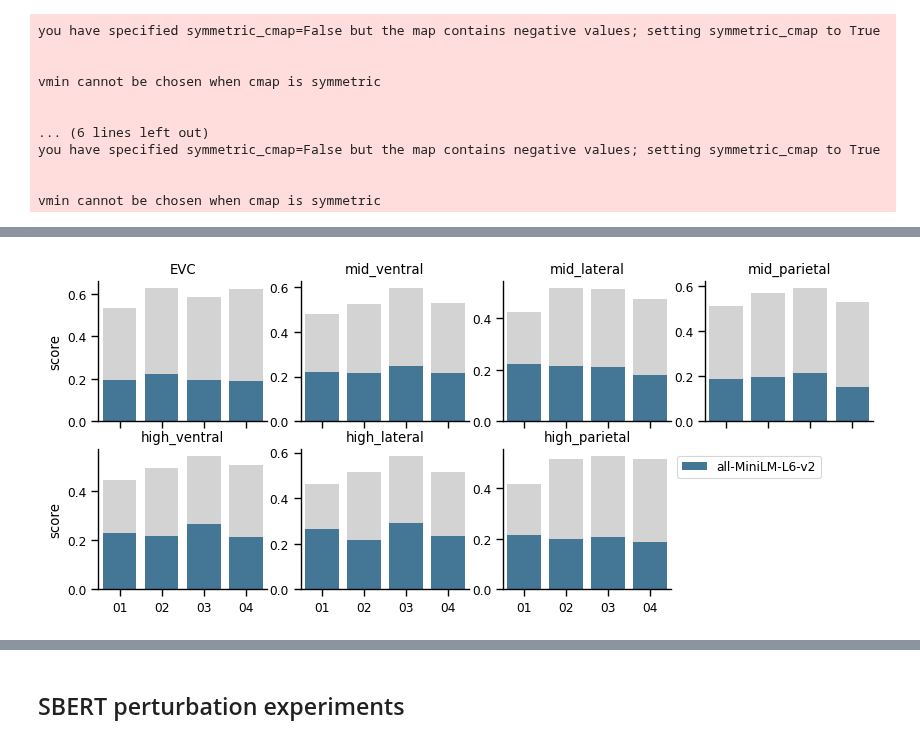
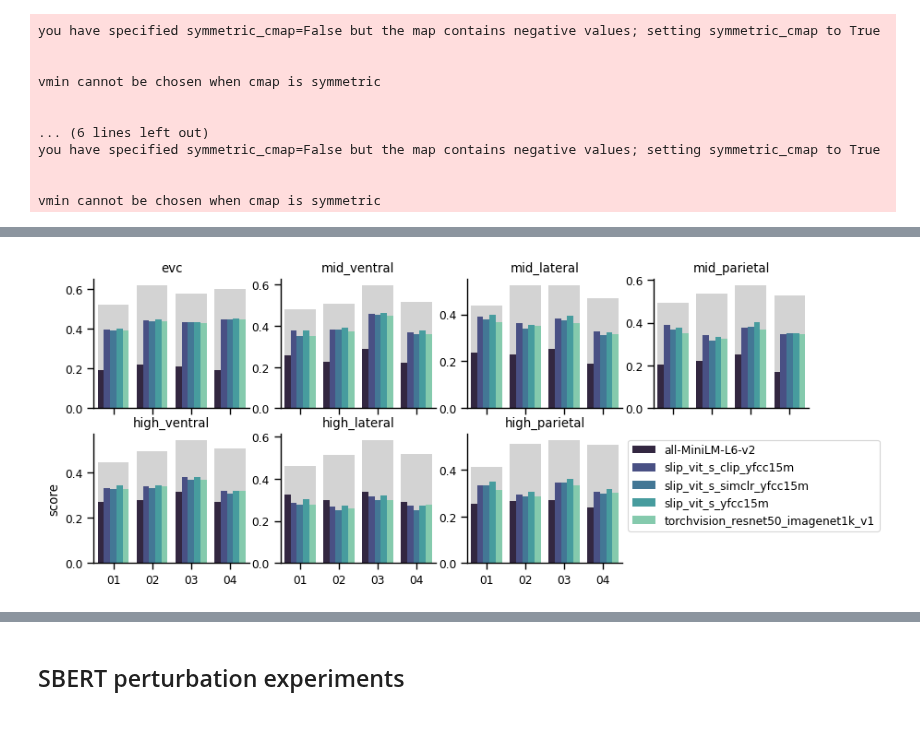
Before and after one commit to Isik-lab/SIfMRI_modeling, a Jupyter notebook: notebooks/modeling_exploration.ipynb, the cells around one changed output, grey strips where cells are left out. Drawn from its saved outputs; the diff is of its cells as text; code cells hidden in the pictures.

```diff
--- a/notebooks/modeling_exploration.ipynb
+++ b/notebooks/modeling_exploration.ipynb
@@ -91,11 +185,11 @@ def plot_stats(surf_mesh, bg_map, surf_map, hemi_, figure_prefix,
 # %%
 scores = []
 
-# files = glob(f'{interim_dir}/VisionEncoding/*.csv')
-# for file in files:
-#     df = pd.read_csv(file)
-#     df['model_uid'] = file.split('/')[-1].split('.csv')[0].split('model-')[-1]
-#     scores.append(df)
+files = glob(f'{interim_dir}/VisionEncoding/*.csv')
+for file in files:
+    df = pd.read_csv(file)
+    df['model_uid'] = file.split('/')[-1].split('.csv')[0].split('model-')[-1]
+    scores.append(df)
 
 files = glob(f'{interim_dir}/LLMEncoding/*corrected_unmasked.csv')
 for file in files:
@@ -225,36 +300,36 @@ avg_stream_scores.head(20)
 # %%
-streams = ['EVC']
+streams = ['evc']
 streams += [f'{level}_{stream}' for level in ['mid', 'high'] for stream in ['ventral', 'lateral', 'parietal']]
 stream_scores = scores.loc[scores.stream_name != 'none'].reset_index(drop=True)
 cat_type = pd.CategoricalDtype(categories=streams, ordered=True)
 stream_scores['stream_name'] = stream_scores['stream_name'].astype(cat_type)
 avg_stream_scores = stream_scores.groupby(['stream_name', 'model_uid', 'subj_id']).mean(numeric_only=True).reset_index()
 
 sns.set_context(context='paper')
 _, axes = plt.subplots(2, 4, sharex=True, figsize=(10, 4))
 trim_axs(axes, len(streams))
 axes = axes.flatten()
 stream_group = avg_stream_scores.groupby('stream_name')
 subjs = ['01', '02', '03', '04']
 for ax, (stream, stream_df) in zip(axes, stream_group):
    sns.barplot(x='subj_id', y='reliability', color='lightgray',
                data=stream_df, ax=ax, errorbar=None,
                zorder=0)
    sns.barplot(x='subj_id', y='score',
                hue='model_uid', palette='mako',
                   data=stream_df, ax=ax, errorbar=None,
                   zorder=1)
    if stream not in ['EVC', 'high_ventral']:
          ax.set_ylabel('')
    ax.spines['top'].set_visible(False)
    ax.spines['right'].set_visible(False)
    ax.set_xticklabels(subjs, ha='center')
    ax.set_title(stream)
    ax.set_xlabel('')
    if stream != 'high_parietal':
       ax.legend().set_visible(False)
    else:
       ax.legend(loc='upper left', bbox_to_anchor=(1, 1))
 # plt.tight_layout()
 # %% [output]
-[figure, old version]
+[figure, new version]
```
Also changed, not shown: parts of 14 cells of this notebook, 2 other files.
